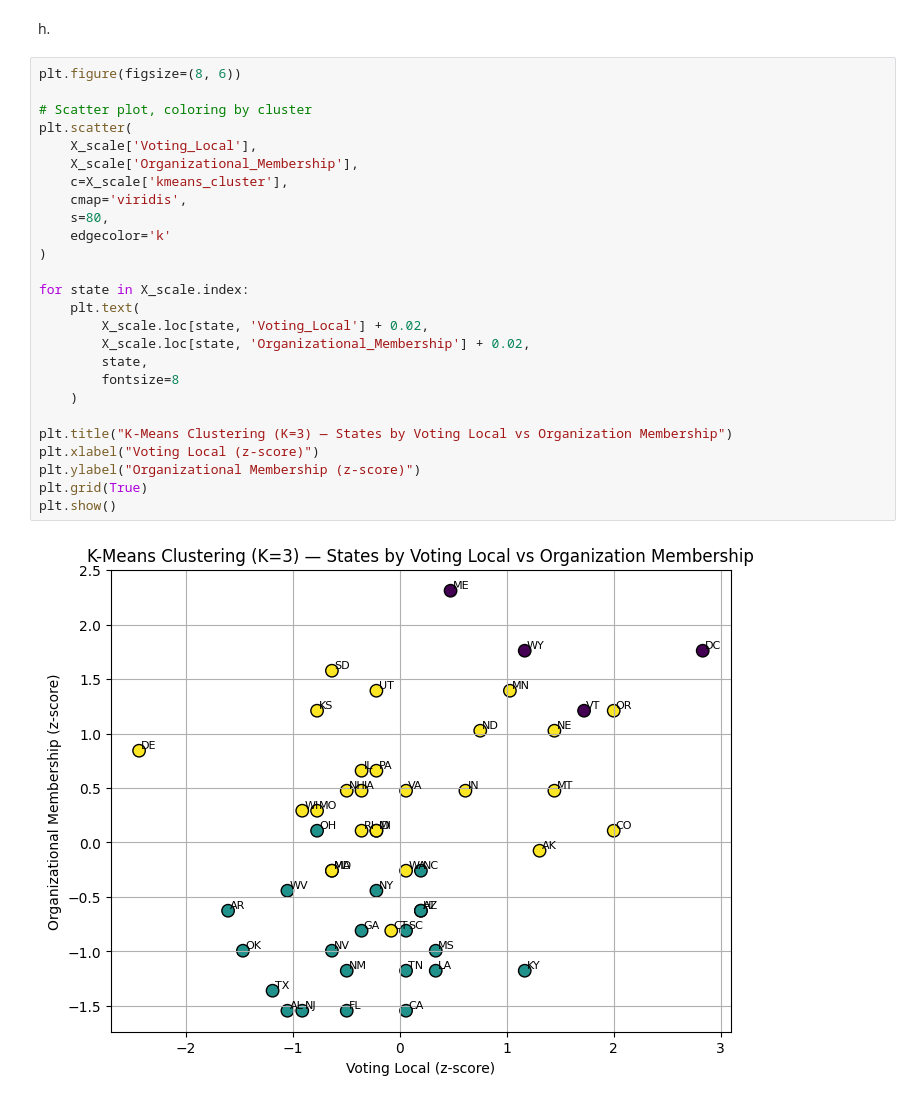
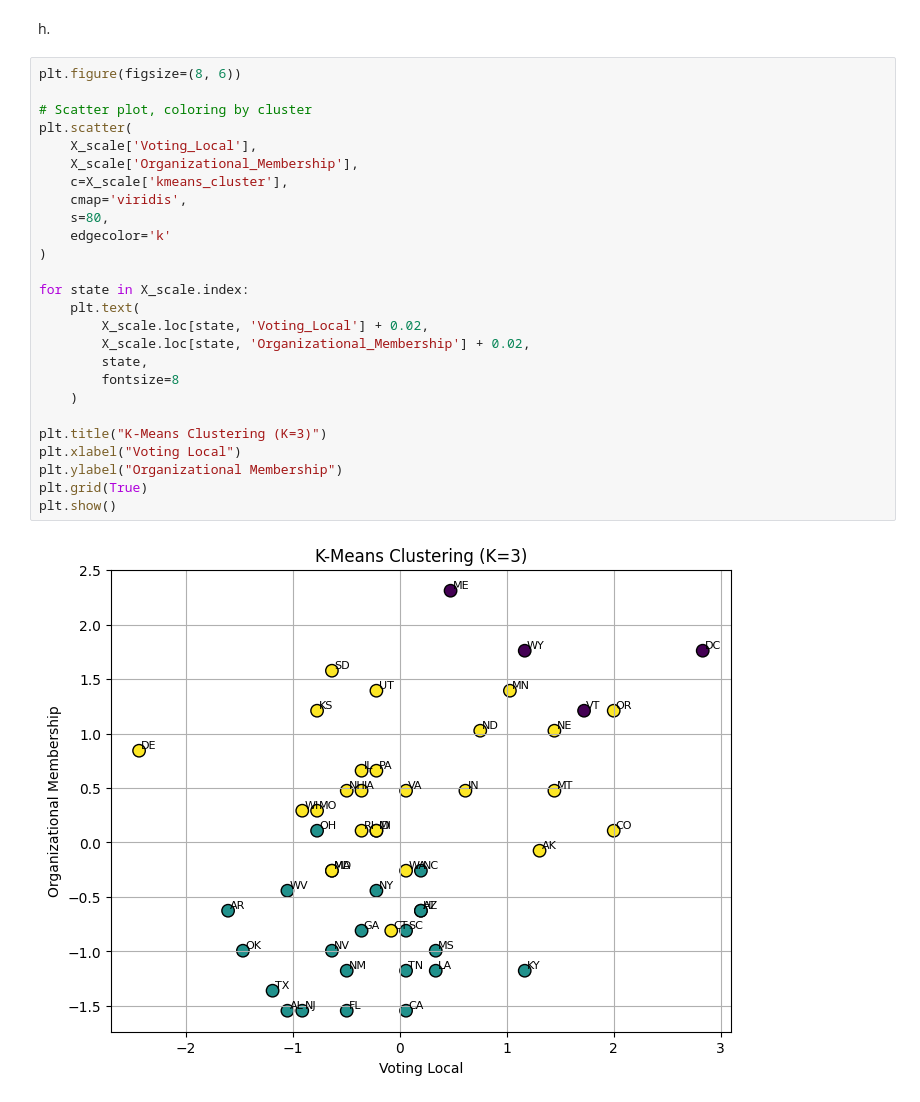
Before and after one commit to katesnow1/code_2600, a Jupyter notebook: homework3.ipynb, the cells around one changed output. Drawn from its saved outputs; the diff is of its cells as text.

```diff
--- a/homework3.ipynb
+++ b/homework3.ipynb
@@ -788,28 +726,28 @@ h.
 # %%
 plt.figure(figsize=(8, 6))
 
 # Scatter plot, coloring by cluster
 plt.scatter(
     X_scale['Voting_Local'],
     X_scale['Organizational_Membership'],
     c=X_scale['kmeans_cluster'],
     cmap='viridis',
     s=80,
     edgecolor='k'
 )
 
 for state in X_scale.index:
     plt.text(
         X_scale.loc[state, 'Voting_Local'] + 0.02,
         X_scale.loc[state, 'Organizational_Membership'] + 0.02,
         state,
         fontsize=8
     )
 
-plt.title("K-Means Clustering (K=3) — States by Voting Local vs Organization Membership")
-plt.xlabel("Voting Local (z-score)")
-plt.ylabel("Organizational Membership (z-score)")
+plt.title("K-Means Clustering (K=3)")
+plt.xlabel("Voting Local")
+plt.ylabel("Organizational Membership")
 plt.grid(True)
 plt.show()
 # %% [output]
-[figure, old version]
+[figure, new version]
```
Also changed, not shown: parts of 10 cells of this notebook.
